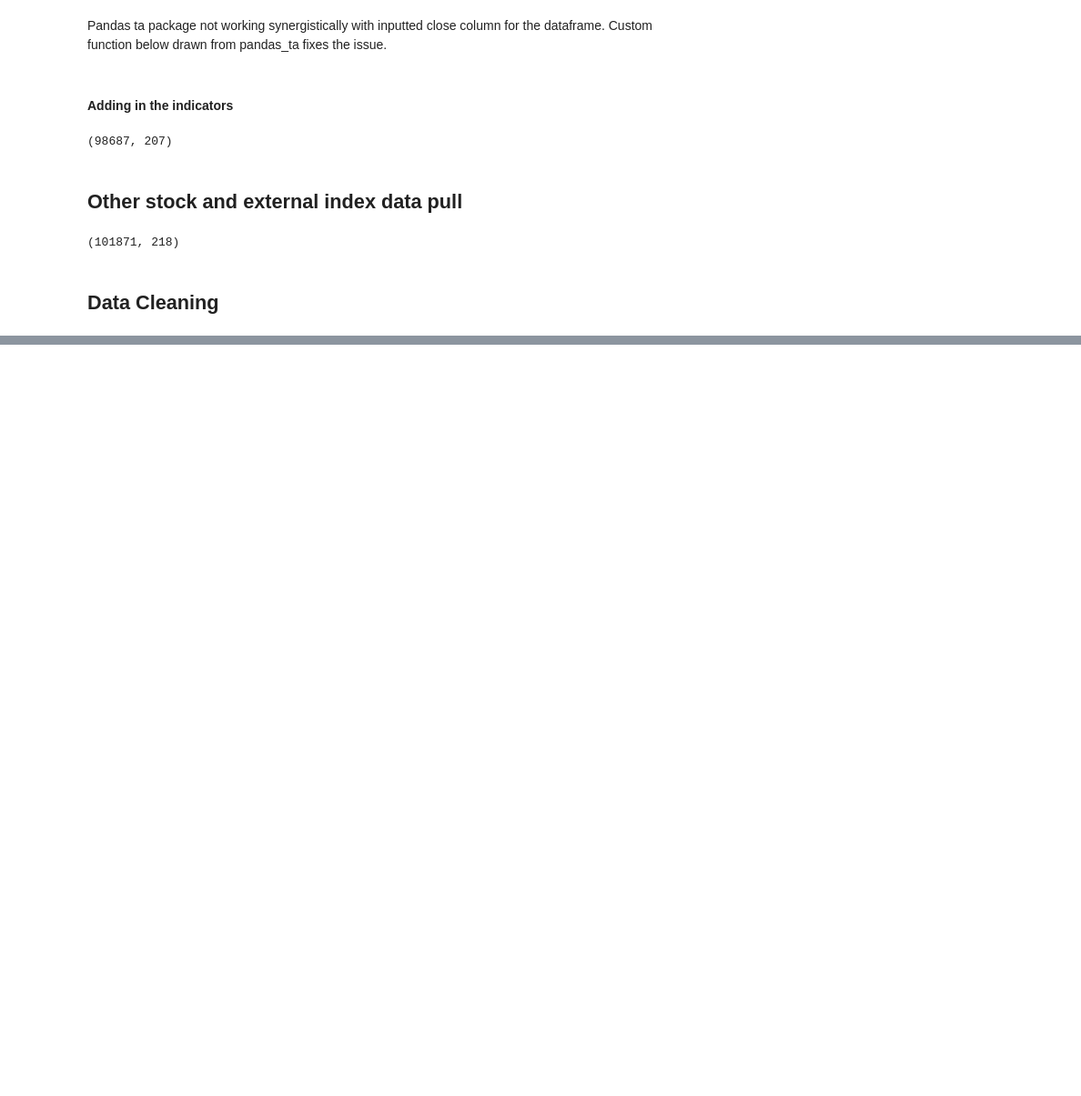
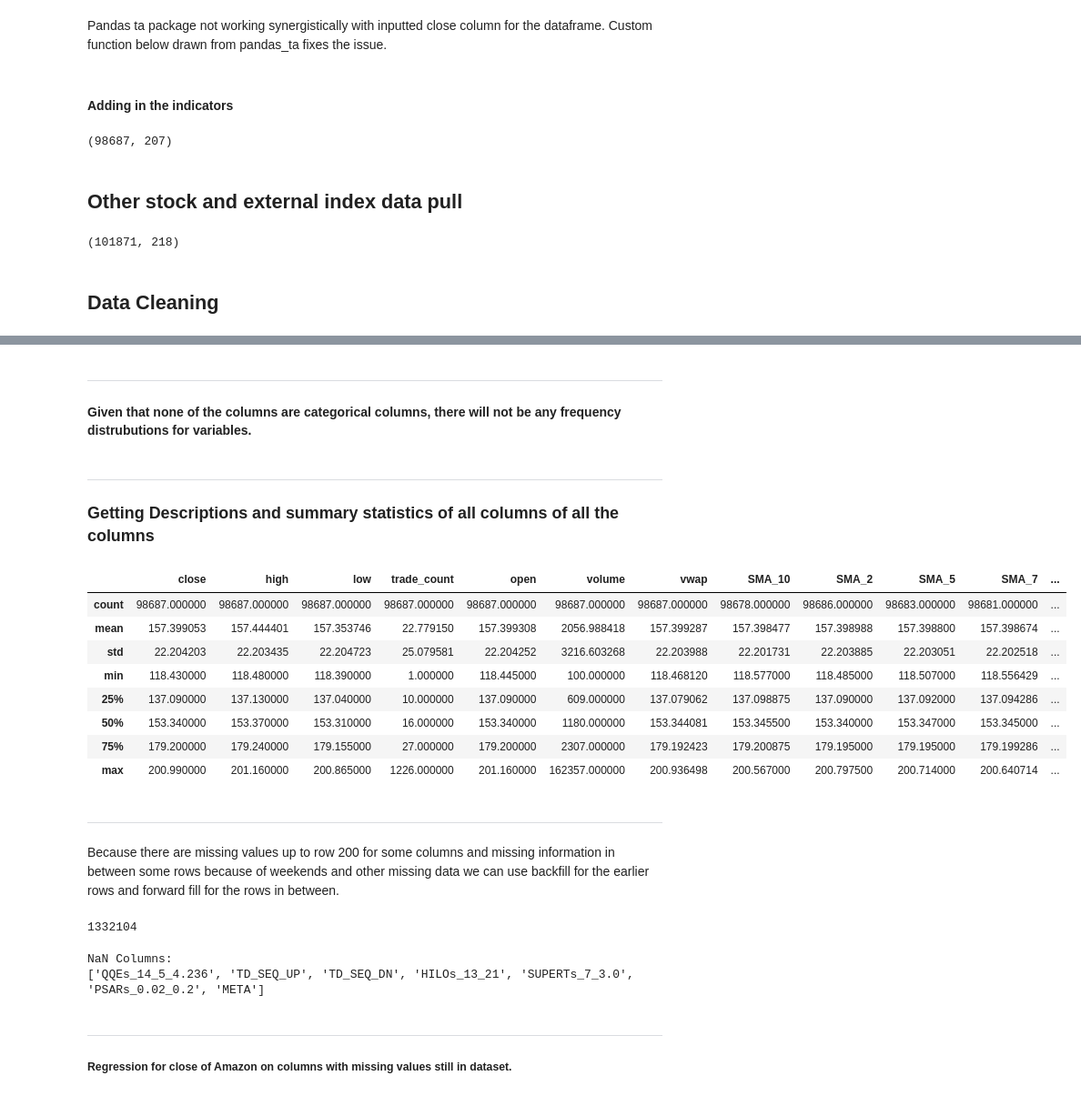
Before and after one commit to sflyranger/Stock_Price_Machine_Learning_Project, a Jupyter notebook: Amazon Stock Prediction Model.ipynb, the cells around one changed output, grey strips where cells are left out. Shown at 91% size. Drawn from its saved outputs; the diff is of its cells as text; code cells hidden in the pictures; blank space fills up the shorter version.

```diff
--- a/Amazon Stock Prediction Model.ipynb
+++ b/Amazon Stock Prediction Model.ipynb
@@ -380,0 +426,46 @@ htmldf(df_new)
+# %% [markdown]
+--------------------
+#### Given that none of the columns are categorical columns, there will not be any frequency distrubutions for variables.
+# %% [markdown]
+----------------
+### Getting Descriptions and summary statistics of all columns of all the columns
+# %%
+htmldf(df_new.describe())
+# %% [output]
+|  | close | high | low | trade_count | open | volume | vwap | SMA_10 | SMA_2 | SMA_5 | SMA_7 | ... |
+| count | 98687.000000 | 98687.000000 | 98687.000000 | 98687.000000 | 98687.000000 | 98687.000000 | 98687.000000 | 98678.000000 | 98686.000000 | 98683.000000 | 98681.000000 | ... |
+| mean | 157.399053 | 157.444401 | 157.353746 | 22.779150 | 157.399308 | 2056.988418 | 157.399287 | 157.398477 | 157.398988 | 157.398800 | 157.398674 | ... |
+| std | 22.204203 | 22.203435 | 22.204723 | 25.079581 | 22.204252 | 3216.603268 | 22.203988 | 22.201731 | 22.203885 | 22.203051 | 22.202518 | ... |
+| min | 118.430000 | 118.480000 | 118.390000 | 1.000000 | 118.445000 | 100.000000 | 118.468120 | 118.577000 | 118.485000 | 118.507000 | 118.556429 | ... |
+| 25% | 137.090000 | 137.130000 | 137.040000 | 10.000000 | 137.090000 | 609.000000 | 137.079062 | 137.098875 | 137.090000 | 137.092000 | 137.094286 | ... |
+| 50% | 153.340000 | 153.370000 | 153.310000 | 16.000000 | 153.340000 | 1180.000000 | 153.344081 | 153.345500 | 153.340000 | 153.347000 | 153.345000 | ... |
+| 75% | 179.200000 | 179.240000 | 179.155000 | 27.000000 | 179.200000 | 2307.000000 | 179.192423 | 179.200875 | 179.195000 | 179.195000 | 179.199286 | ... |
+| max | 200.990000 | 201.160000 | 200.865000 | 1226.000000 | 201.160000 | 162357.000000 | 200.936498 | 200.567000 | 200.797500 | 200.714000 | 200.640714 | ... |
+# %% [markdown]
+--------------------------
+Because there are missing values up to row 200 for some columns and missing information in between some rows because of weekends and other missing data we can use backfill for the earlier rows and forward fill for the rows in between.
+# %%
+df_new.isna().sum().sum()
+# %% [output]
+1332104
+# %%
+# Backfill for rows up to 200
+df_new.loc[df_new.index <= df_new.index[200]] = df_new.loc[df_new.index <= df_new.index[200]].bfill()
+
+# Forward fill from rows 200 onwards
+df_new.loc[df_new.index > df_new.index[200]] = df_new.loc[df_new.index > df_new.index[200]].ffill()
+
+# Calculate the sum of NaN values for each column
+na_counts = df_new.isna().sum()
+
+# Filter columns where the sum of NaN values is not zero
+columns_with_nans = na_counts[na_counts != 0].index.tolist()
+
+print('NaN Columns:')
+print(columns_with_nans)
+# %% [output]
+NaN Columns:
+['QQEs_14_5_4.236', 'TD_SEQ_UP', 'TD_SEQ_DN', 'HILOs_13_21', 'SUPERTs_7_3.0', 'PSARs_0.02_0.2', 'META']
+# %% [markdown]
+------------------------------------
+##### Regression for close of Amazon on columns with missing values still in dataset.
```
Also changed, not shown: parts of 24 cells of this notebook, 1 other file.
